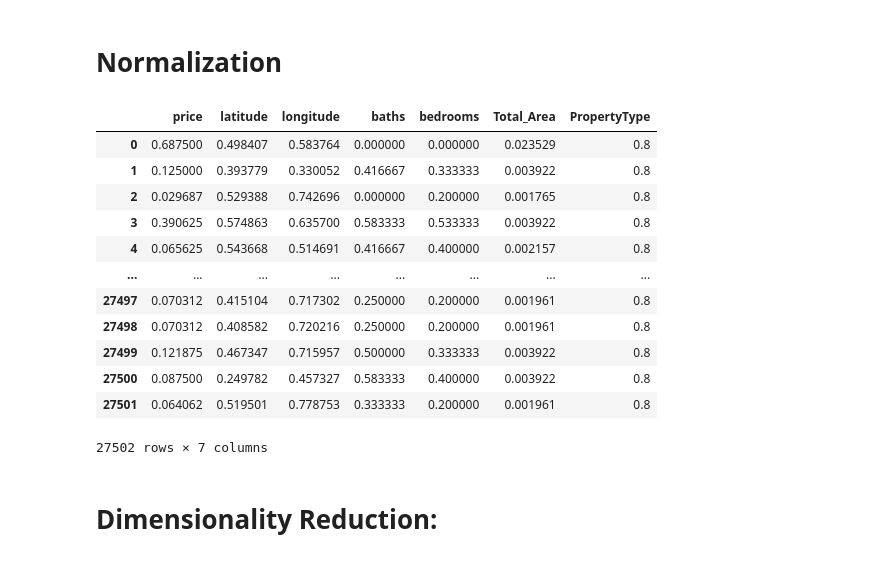
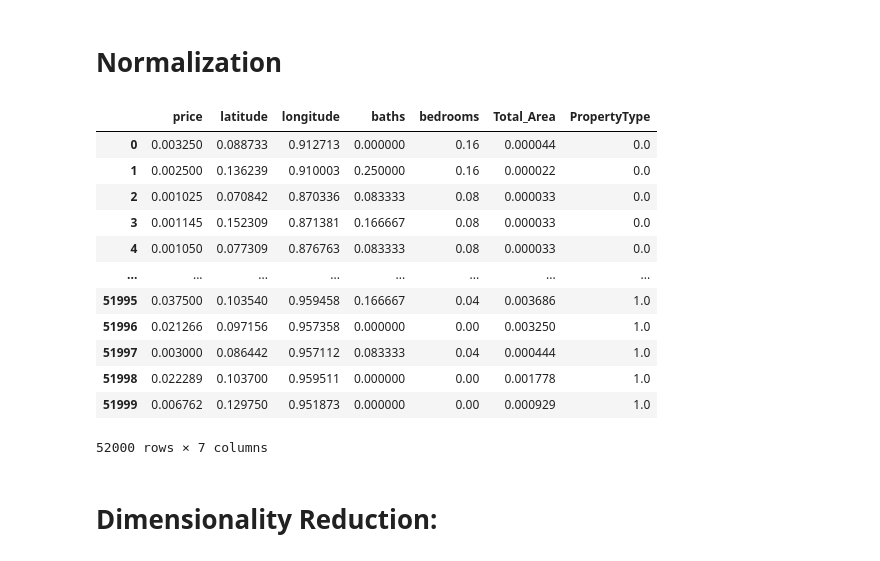
Before and after one commit to hamzamajeed01/House-Price-Prediction-Lahore-Using-Data-Science-Machine-Learning, a Jupyter notebook: Data Cleaning_Wrangling_Transformation/DataCleaning_Wrangling_Tranformation.ipynb, the cells around one changed output. Cells and saved outputs as stored; diff of their text form; code cells hidden in the pictures.

```diff
--- a/Data Cleaning_Wrangling_Transformation/DataCleaning_Wrangling_Tranformation.ipynb
+++ b/Data Cleaning_Wrangling_Transformation/DataCleaning_Wrangling_Tranformation.ipynb
@@ -369,21 +385,21 @@ Name: count, dtype: int64
 # %%
 #As our dataset have different ranges in different column,so normalization was more feasible for our dataset
 from sklearn.preprocessing import MinMaxScaler
 scaler = MinMaxScaler()
-normalized_data = scaler.fit_transform(df_cleaned)
-normalized_df = pd.DataFrame(normalized_data, columns=df_cleaned.columns)
+normalized_data = scaler.fit_transform(resampled_df)
+normalized_df = pd.DataFrame(normalized_data, columns=resampled_df.columns)
 normalized_df
 # %% [output]
 |  | price | latitude | longitude | baths | bedrooms | Total_Area | PropertyType |
-| 0 | 0.687500 | 0.498407 | 0.583764 | 0.000000 | 0.000000 | 0.023529 | 0.8 |
-| 1 | 0.125000 | 0.393779 | 0.330052 | 0.416667 | 0.333333 | 0.003922 | 0.8 |
-| 2 | 0.029687 | 0.529388 | 0.742696 | 0.000000 | 0.200000 | 0.001765 | 0.8 |
-| 3 | 0.390625 | 0.574863 | 0.635700 | 0.583333 | 0.533333 | 0.003922 | 0.8 |
-| 4 | 0.065625 | 0.543668 | 0.514691 | 0.416667 | 0.400000 | 0.002157 | 0.8 |
+| 0 | 0.003250 | 0.088733 | 0.912713 | 0.000000 | 0.16 | 0.000044 | 0.0 |
+| 1 | 0.002500 | 0.136239 | 0.910003 | 0.250000 | 0.16 | 0.000022 | 0.0 |
+| 2 | 0.001025 | 0.070842 | 0.870336 | 0.083333 | 0.08 | 0.000033 | 0.0 |
+| 3 | 0.001145 | 0.152309 | 0.871381 | 0.166667 | 0.08 | 0.000033 | 0.0 |
+| 4 | 0.001050 | 0.077309 | 0.876763 | 0.083333 | 0.08 | 0.000033 | 0.0 |
 | ... | ... | ... | ... | ... | ... | ... | ... |
-| 27497 | 0.070312 | 0.415104 | 0.717302 | 0.250000 | 0.200000 | 0.001961 | 0.8 |
-| 27498 | 0.070312 | 0.408582 | 0.720216 | 0.250000 | 0.200000 | 0.001961 | 0.8 |
-| 27499 | 0.121875 | 0.467347 | 0.715957 | 0.500000 | 0.333333 | 0.003922 | 0.8 |
-| 27500 | 0.087500 | 0.249782 | 0.457327 | 0.583333 | 0.400000 | 0.003922 | 0.8 |
-| 27501 | 0.064062 | 0.519501 | 0.778753 | 0.333333 | 0.200000 | 0.001961 | 0.8 |
+| 51995 | 0.037500 | 0.103540 | 0.959458 | 0.166667 | 0.04 | 0.003686 | 1.0 |
+| 51996 | 0.021266 | 0.097156 | 0.957358 | 0.000000 | 0.00 | 0.003250 | 1.0 |
+| 51997 | 0.003000 | 0.086442 | 0.957112 | 0.083333 | 0.04 | 0.000444 | 1.0 |
+| 51998 | 0.022289 | 0.103700 | 0.959511 | 0.000000 | 0.00 | 0.001778 | 1.0 |
+| 51999 | 0.006762 | 0.129750 | 0.951873 | 0.000000 | 0.00 | 0.000929 | 1.0 |
-27502 rows × 7 columns
+52000 rows × 7 columns
```
Also changed, not shown: parts of 13 cells of this notebook.
